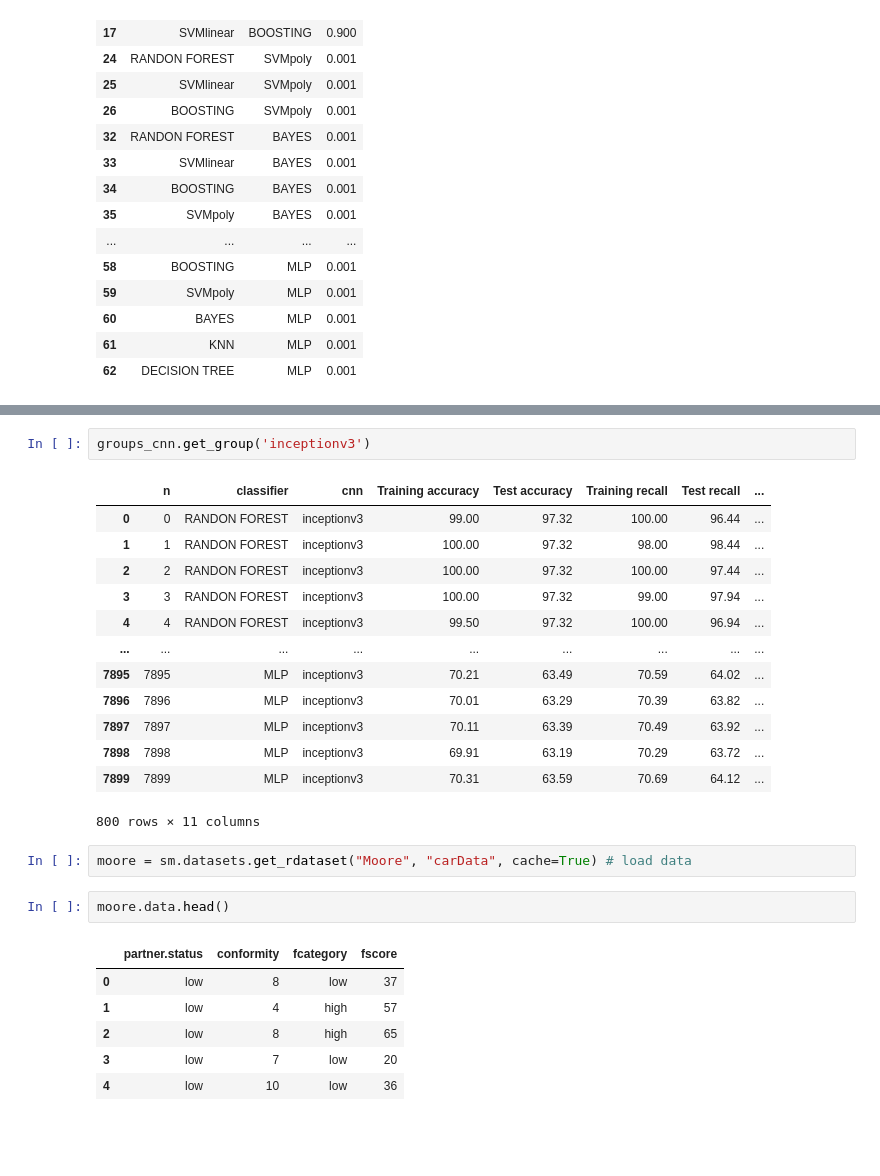
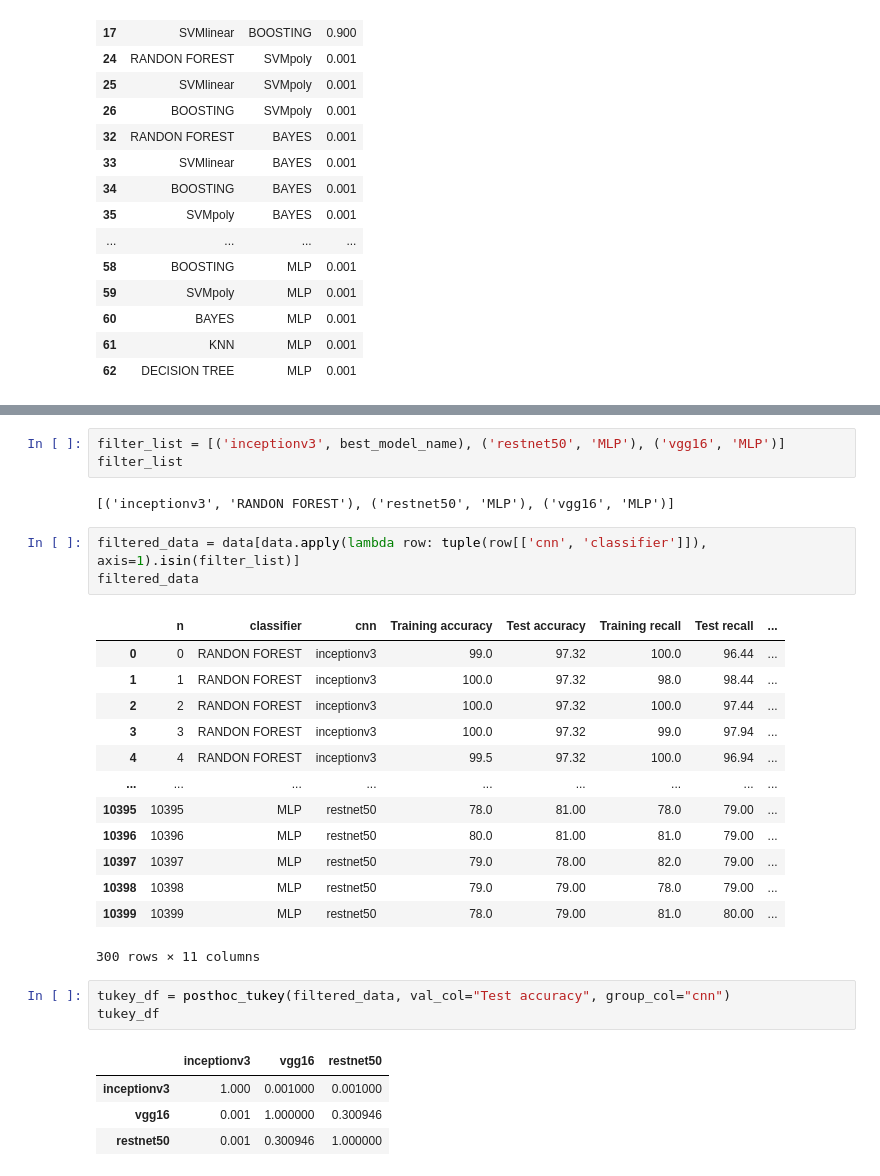
Before and after one commit to leandrobmarinho/statistical-tests, a Jupyter notebook: notebook/statistical_tests.ipynb, the cells around one changed output, grey strips where cells are left out. Cells and saved outputs as stored; diff of their text form; blank space fills up the shorter version.

```diff
--- a/notebook/statistical_tests.ipynb
+++ b/notebook/statistical_tests.ipynb
@@ -170,27 +211,30 @@ IndexError: index 8 is out of bounds for axis 0 with size 8
-# %%
-groups_cnn.get_group('inceptionv3')
-# %% [output]
-|  | n | classifier | cnn | Training accuracy | Test accuracy | Training recall | Test recall | ... |
-| 0 | 0 | RANDON FOREST | inceptionv3 | 99.00 | 97.32 | 100.00 | 96.44 | ... |
-| 1 | 1 | RANDON FOREST | inceptionv3 | 100.00 | 97.32 | 98.00 | 98.44 | ... |
-| 2 | 2 | RANDON FOREST | inceptionv3 | 100.00 | 97.32 | 100.00 | 97.44 | ... |
-| 3 | 3 | RANDON FOREST | inceptionv3 | 100.00 | 97.32 | 99.00 | 97.94 | ... |
-| 4 | 4 | RANDON FOREST | inceptionv3 | 99.50 | 97.32 | 100.00 | 96.94 | ... |
-| ... | ... | ... | ... | ... | ... | ... | ... | ... |
-| 7895 | 7895 | MLP | inceptionv3 | 70.21 | 63.49 | 70.59 | 64.02 | ... |
-| 7896 | 7896 | MLP | inceptionv3 | 70.01 | 63.29 | 70.39 | 63.82 | ... |
-| 7897 | 7897 | MLP | inceptionv3 | 70.11 | 63.39 | 70.49 | 63.92 | ... |
-| 7898 | 7898 | MLP | inceptionv3 | 69.91 | 63.19 | 70.29 | 63.72 | ... |
-| 7899 | 7899 | MLP | inceptionv3 | 70.31 | 63.59 | 70.69 | 64.12 | ... |
-800 rows × 11 columns
-# %%
-moore = sm.datasets.get_rdataset("Moore", "carData", cache=True) # load data
-# %%
-moore.data.head()
-# %% [output]
-|  | partner.status | conformity | fcategory | fscore |
-| 0 | low | 8 | low | 37 |
-| 1 | low | 4 | high | 57 |
-| 2 | low | 8 | high | 65 |
-| 3 | low | 7 | low | 20 |
-| 4 | low | 10 | low | 36 |
+# %%
+filter_list = [('inceptionv3', best_model_name), ('restnet50', 'MLP'), ('vgg16', 'MLP')]
+filter_list
+# %% [output]
+[('inceptionv3', 'RANDON FOREST'), ('restnet50', 'MLP'), ('vgg16', 'MLP')]
+# %%
+filtered_data = data[data.apply(lambda row: tuple(row[['cnn', 'classifier']]), axis=1).isin(filter_list)]
+filtered_data
+# %% [output]
+|  | n | classifier | cnn | Training accuracy | Test accuracy | Training recall | Test recall | ... |
+| 0 | 0 | RANDON FOREST | inceptionv3 | 99.0 | 97.32 | 100.0 | 96.44 | ... |
+| 1 | 1 | RANDON FOREST | inceptionv3 | 100.0 | 97.32 | 98.0 | 98.44 | ... |
+| 2 | 2 | RANDON FOREST | inceptionv3 | 100.0 | 97.32 | 100.0 | 97.44 | ... |
+| 3 | 3 | RANDON FOREST | inceptionv3 | 100.0 | 97.32 | 99.0 | 97.94 | ... |
+| 4 | 4 | RANDON FOREST | inceptionv3 | 99.5 | 97.32 | 100.0 | 96.94 | ... |
+| ... | ... | ... | ... | ... | ... | ... | ... | ... |
+| 10395 | 10395 | MLP | restnet50 | 78.0 | 81.00 | 78.0 | 79.00 | ... |
+| 10396 | 10396 | MLP | restnet50 | 80.0 | 81.00 | 81.0 | 79.00 | ... |
+| 10397 | 10397 | MLP | restnet50 | 79.0 | 78.00 | 82.0 | 79.00 | ... |
+| 10398 | 10398 | MLP | restnet50 | 79.0 | 79.00 | 78.0 | 79.00 | ... |
+| 10399 | 10399 | MLP | restnet50 | 78.0 | 79.00 | 81.0 | 80.00 | ... |
+300 rows × 11 columns
+# %%
+tukey_df = posthoc_tukey(filtered_data, val_col="Test accuracy", group_col="cnn")
+tukey_df
+# %% [output]
+|  | inceptionv3 | vgg16 | restnet50 |
+| inceptionv3 | 1.000 | 0.001000 | 0.001000 |
+| vgg16 | 0.001 | 1.000000 | 0.300946 |
+| restnet50 | 0.001 | 0.300946 | 1.000000 |
```
Also changed, not shown: parts of 11 cells of this notebook, 33 other files.
